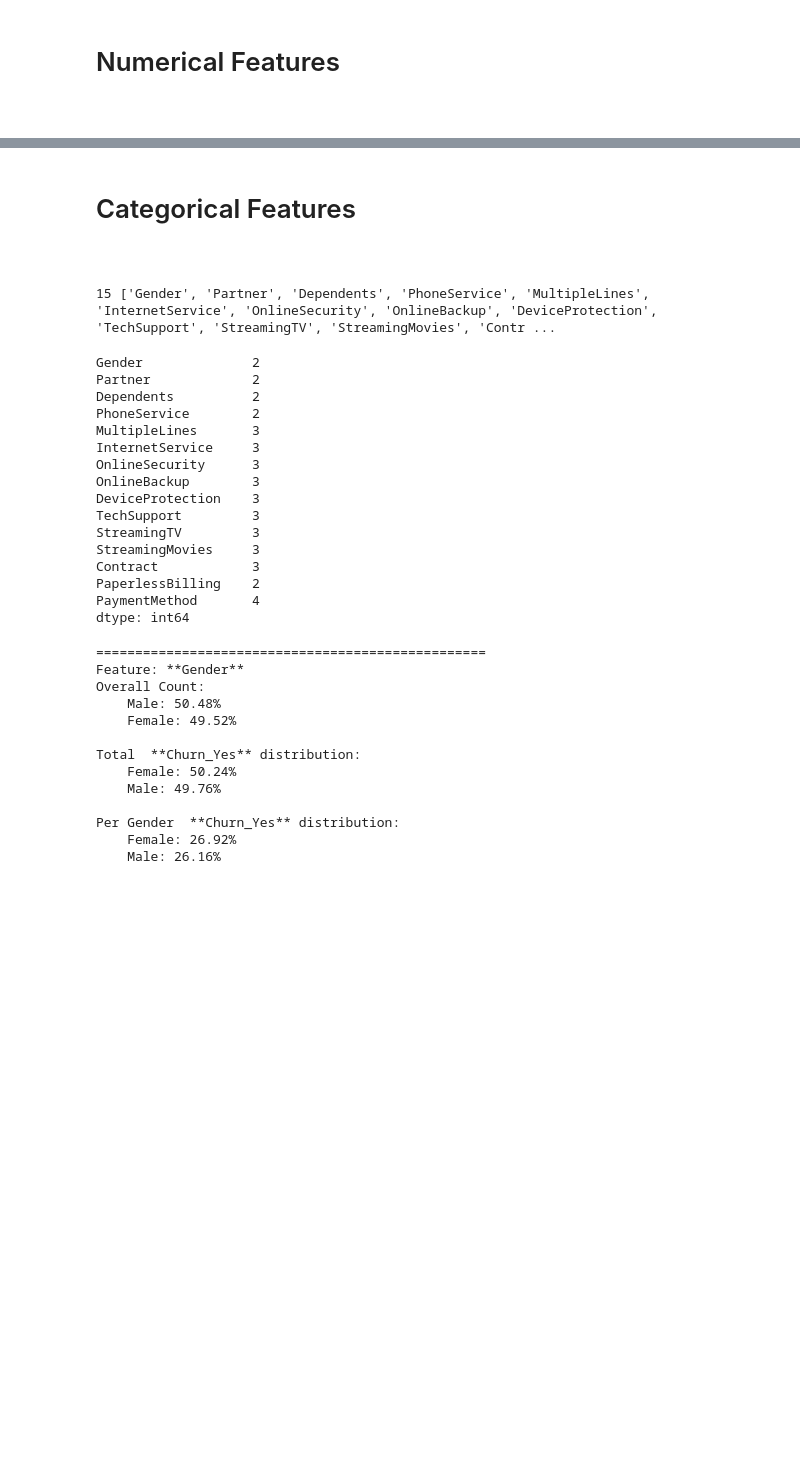
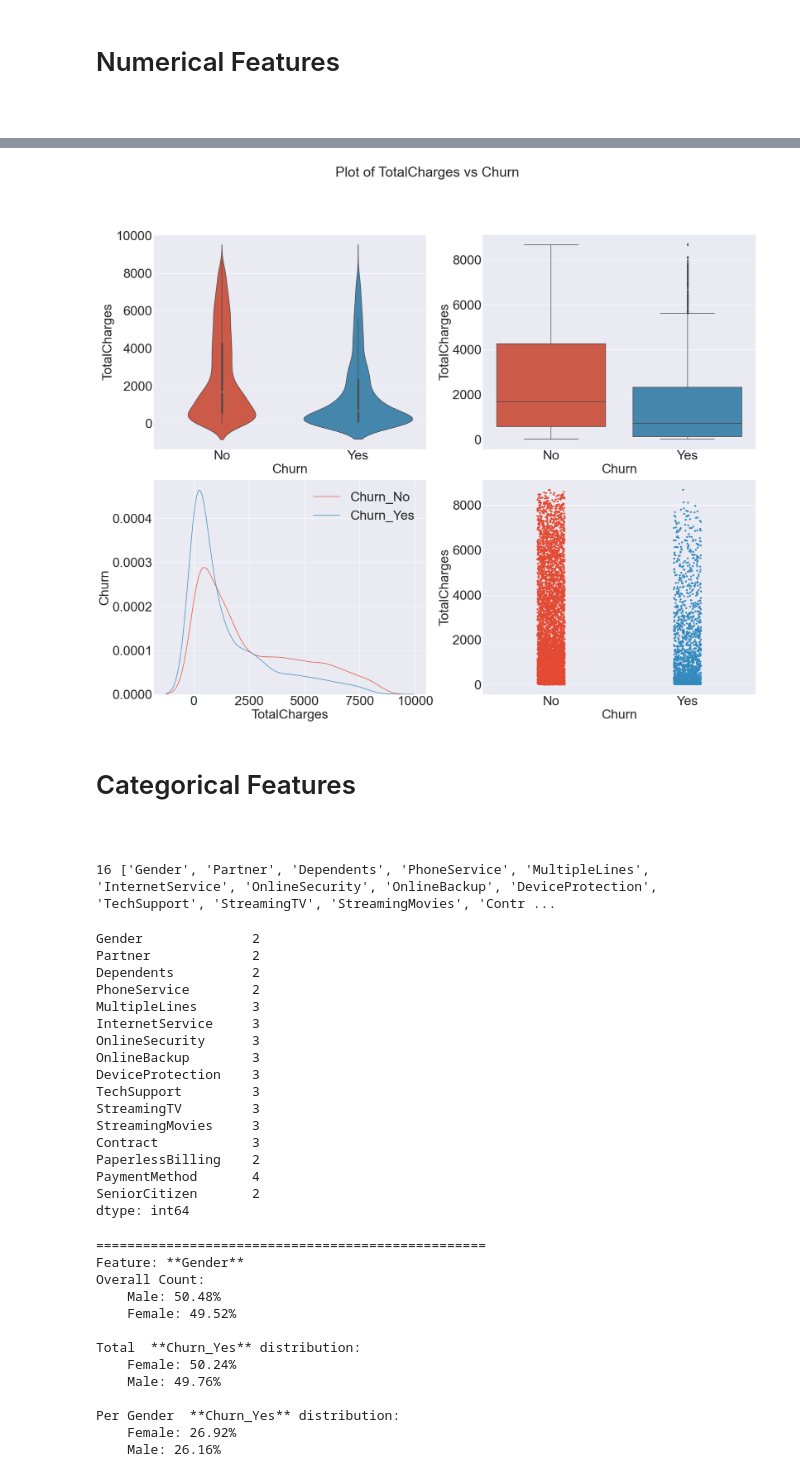
Before and after one commit to bhishanpdl/Project_Customer_Churn, a Jupyter notebook: notebooks/a01_churn_eda.ipynb, the cells around one changed output, grey strips where cells are left out. Cells and saved outputs as stored; diff of their text form; code cells hidden in the pictures; blank space fills up the shorter version.

```diff
--- a/notebooks/a01_churn_eda.ipynb
+++ b/notebooks/a01_churn_eda.ipynb
@@ -261,0 +294,4 @@ df.bp.plot_cat(target_name,colors=['green','brown'])
+# %%
+df.bp.plot_num_cat(cols_num[2],target_name)
+# %% [output]
+[figure, added]
@@ -267,11 +305,12 @@ df.bp.plot_cat(target_name,colors=['green','brown'])
 <a href="#top" class="btn btn-primary btn-sm" role="button" aria-pressed="true" style="color:white" data-toggle="popover" title="go to TOC">Go to Top</a>
 # %%
 cols_cat = [i for i in cols_obj if i not in [target_name,'TotalCharges']]
+cols_cat += ['SeniorCitizen']
 print(len(cols_cat), cols_cat)
 
 df[cols_cat].apply(pd.Series.nunique) # Make sure you dont have too large numbers
 # %% [output]
-15 ['Gender', 'Partner', 'Dependents', 'PhoneService', 'MultipleLines', 'InternetService', 'OnlineSecurity', 'OnlineBackup', 'DeviceProtection', 'TechSupport', 'StreamingTV', 'StreamingMovies', 'Contr ...
+16 ['Gender', 'Partner', 'Dependents', 'PhoneService', 'MultipleLines', 'InternetService', 'OnlineSecurity', 'OnlineBackup', 'DeviceProtection', 'TechSupport', 'StreamingTV', 'StreamingMovies', 'Contr ...
 Gender              2
 Partner             2
 Dependents          2
@@ -287,6 +326,7 @@ StreamingMovies     3
 Contract            3
 PaperlessBilling    2
 PaymentMethod       4
+SeniorCitizen       2
 dtype: int64
 # %%
 col = 'Gender'
```
Also changed, not shown: parts of 21 cells of this notebook, 20 other files.
